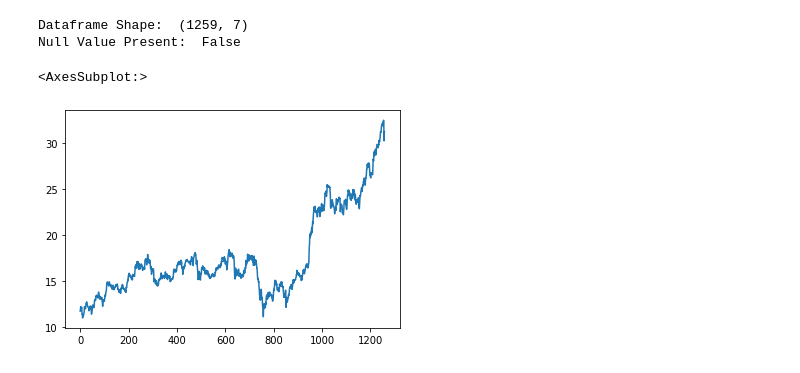
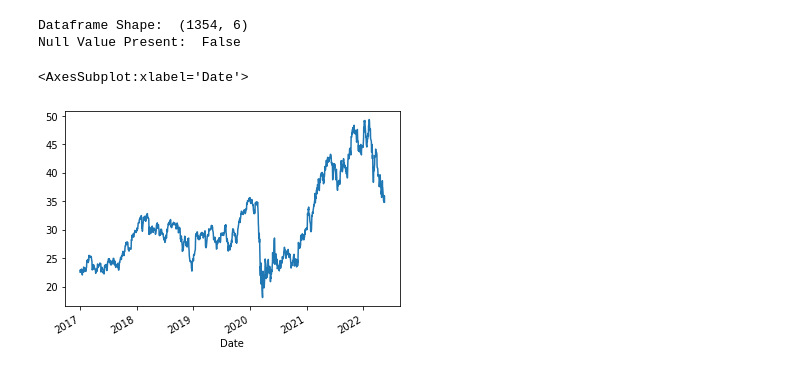
Before and after one commit to 33north/StockAnalysisProject4, a Jupyter notebook: Trml.ipynb, the cells around one changed output. Cells and saved outputs as stored; diff of their text form; code cells hidden in the pictures.

```diff
--- a/Trml.ipynb
+++ b/Trml.ipynb
@@ -23,6 +23,6 @@ from sklearn import linear_model
 # from keras.utils.vis_utils import plot_model
 # %%
 #Get the Dataset
-df=pd.read_csv("BACstock.csv",na_values=['null'],parse_dates=True,infer_datetime_format=True)
+df=pd.read_csv("BAC2016_2022.csv",na_values=['null'],index_col='Date',parse_dates=True,infer_datetime_format=True)
 df.head()
 # %% [output]
@@ -37,11 +48,11 @@ df.head()
 print("Dataframe Shape: ", df. shape)
 print("Null Value Present: ", df.isnull().values.any())
 # %% [output]
-Dataframe Shape:  (1259, 7)
+Dataframe Shape:  (1354, 6)
 Null Value Present:  False
 # %%
 #Plot the True Adj Close Value
-df["close"].plot()
+df["Close"].plot()
 # %% [output]
-<AxesSubplot:>
+<AxesSubplot:xlabel='Date'>
-[figure, old version]
+[figure, new version]
```
Also changed, not shown: parts of 33 cells of this notebook, 6 other files.
